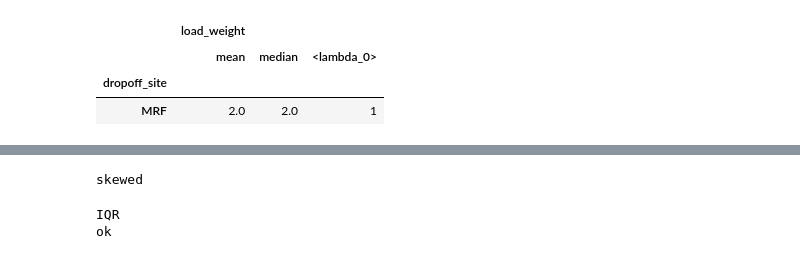
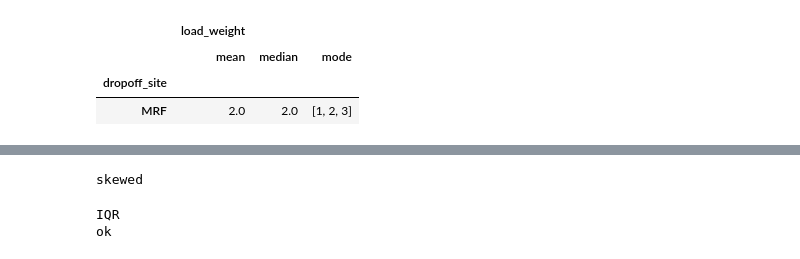
Before and after one commit to jasonrichdarmawan/p0-g2, a Jupyter notebook: playground.ipynb, the cells around one changed output, grey strips where cells are left out. Drawn from its saved outputs; the diff is of its cells as text; code cells hidden in the pictures.

```diff
--- a/playground.ipynb
+++ b/playground.ipynb
@@ -8,12 +8,12 @@ pg_df = pd.DataFrame({'report_date':['2021-01-02','','2021-01-01', '2021-03-04']
                       'load_type': ['Cheese', 'Mac', 'Green', 'Wholesale']})
 # %%
 # mean, median, mode calculate only rows of each group.
-pg_df.loc[pg_df['dropoff_site'] == 'MRF',['dropoff_site','load_weight']].groupby(['dropoff_site']).agg([pd.Series.mean, pd.Series.median, lambda x: x.mode().tolist()])
+pg_df.loc[pg_df['dropoff_site'] == 'MRF',['dropoff_site','load_weight']].groupby(['dropoff_site']).agg(["mean", "median", ("mode", lambda x: x.mode().tolist())])
 # %% [output]
 |  | load_weight |  |  |
-|  | mean | median | <lambda_0> |
+|  | mean | median | mode |
 | dropoff_site |  |  |  |
-| MRF | 2.0 | 2.0 | 1 |
+| MRF | 2.0 | 2.0 | [1, 2, 3] |
 # %%
 # groupby auto sort the column.
 pg_df[['report_date','load_weight']].groupby(['report_date']).sum()
```
Also changed, not shown: parts of 4 cells of this notebook, 1 other file.
